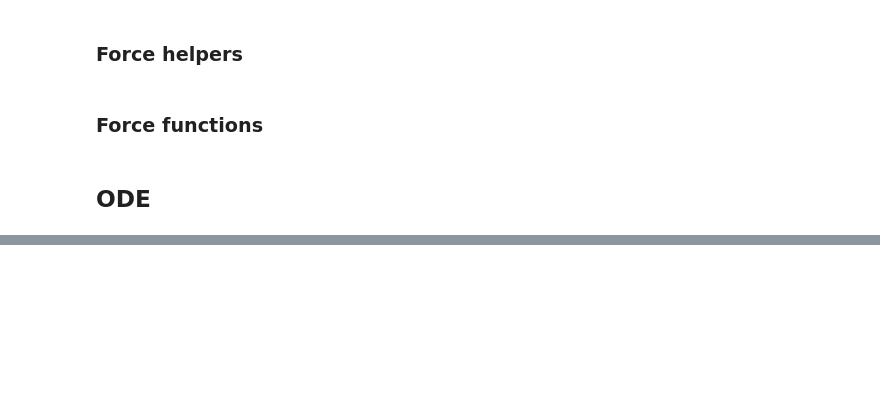
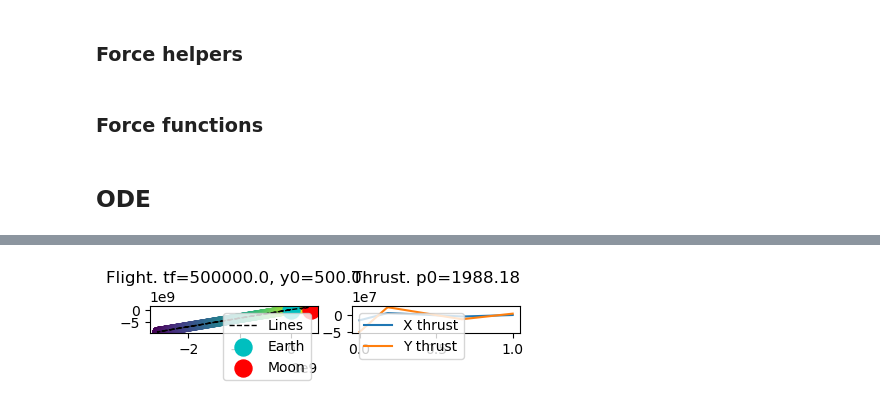
Before and after one commit to binDebug3/OrbitalTrajectory, a Jupyter notebook: dallin.ipynb, the cells around one changed output, grey strips where cells are left out. Saved outputs shown, nothing was run; the diff lists cells and outputs as text; code cells hidden in the pictures; blank space fills up the shorter version.

```diff
--- a/dallin.ipynb
+++ b/dallin.ipynb
@@ -475,0 +532,45 @@ ValueError: num must be 1 <= num <= 48, not 49
+# %%
+# construct the solution using solve_bvp. We use an initial guess
+# of tf=1 as that is the value we are forcing the solution to be close to.
+count = 0
+r1 = 5
+r2 = 5
+plt.figure(figsize=(10, 5))
+t = np.linspace(0,1,n)
+y = np.ones((dim, t.size)) * y_guess
+# p0 = np.array([2])
+p0 = np.array([p_guess])
+res = solve_bvp(update, bc, t, y, p=p0)
+
+# plot the results and print out the optimal final time t_f
+t_plot = np.linspace(0, 1, n)
+# print(res.sol(t_plot).shape)
+x_plot = res.sol(t_plot)[0]
+y_plot = res.sol(t_plot)[1]
+px_plot = res.sol(t_plot)[6]
+py_plot = res.sol(t_plot)[7]
+ux_plot = px_plot
+uy_plot = py_plot
+
+plt.subplot((r2*r1)//2, 4, 1+count)
+# plt.plot(t_plot, x_plot)
+# plt.plot(t_plot, y_plot)
+# plt.plot(x_plot, y_plot, label="Flight")
+plt.scatter(x_plot, y_plot, c=x_plot, cmap='viridis')
+plt.plot(x_plot, y_plot, c='k', linestyle='--', linewidth=1, label='Lines')
+plt.scatter(0,0, label="Earth", s=150, c="c")
+plt.scatter(Lm, 0, label="Moon", s=150, c="r")
+plt.legend()
+plt.title(f"Flight. tf={round(res.p[0], 2)}, y0={round(y_guess, 2)}")
+# plt.xlim(0, Lm*1.2)
+plt.set_cmap("viridis")
+
+plt.subplot((r2*r1)//2, 4, 2+count)
+plt.plot(t_plot, ux_plot, label="X thrust")
+plt.plot(t_plot, uy_plot, label="Y thrust")
+plt.title(f"Thrust. p0={round(p_guess, 2)}")
+plt.legend()
+plt.tight_layout()
+plt.show()
+# %% [output]
+[figure, added]
```
Also changed, not shown: parts of 7 cells of this notebook, 1 other file.
